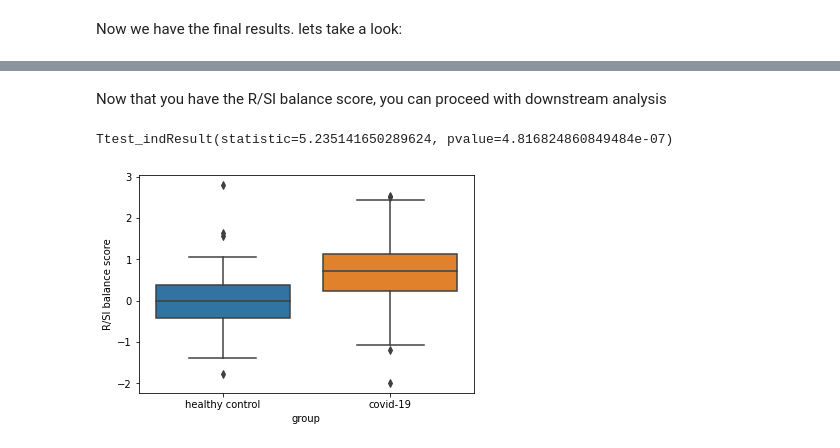
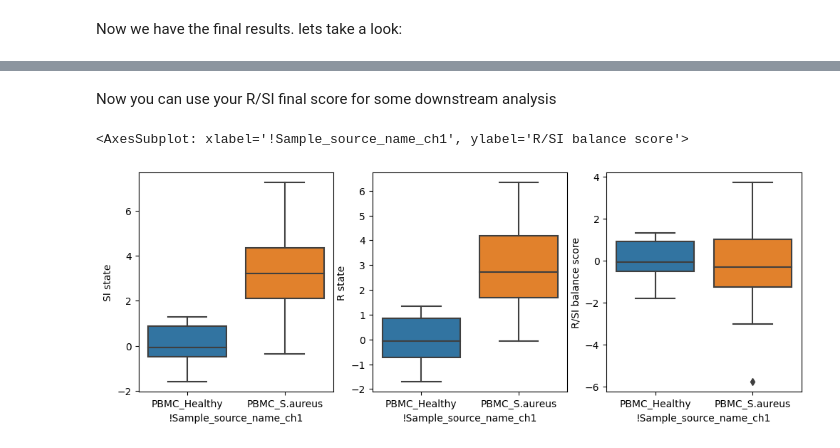
Before and after one commit to rachelbl2/Personalized-inflammatory-scores-Pipeline, a Jupyter notebook: running_example.ipynb, the cells around one changed output, grey strips where cells are left out. Cells and saved outputs as stored; diff of their text form; code cells hidden in the pictures.

```diff
--- a/running_example.ipynb
+++ b/running_example.ipynb
@@ -125,0 +93,3 @@ full_states_table
+# %%
+full_states_table = pd.merge(full_states_table,individuals,left_index=True,right_on='!Sample_geo_accession')
+full_states_table
@@ -126,10 +115,10 @@ full_states_table
 # %% [markdown]
-Now that you have the R/SI balance score, you can proceed with downstream analysis
+Now you can use your R/SI final score for some downstream analysis
-# %%
-full_states_table['group'] = full_states_table.apply(lambda row: 'healthy control' if row.name in control_individuals else 'covid-19',axis=1)
-# %%
-sns.boxplot(data = full_states_table,y='R/SI balance score',x='group') #box plot the R/SI balance score of healthy controls and in covid patients
-stats.ttest_ind(full_states_table[full_states_table['group'] == 'covid-19']['R/SI balance score'], full_states_table[full_states_table['group'] == 'healthy control']['R/SI balance score']) # ttest to compare the 'R/SI balance score between the two groups
-# %% [output]
-Ttest_indResult(statistic=5.235141650289624, pvalue=4.816824860849484e-07)
-[figure, removed]
+# %%
+fig,(ax1,ax2,ax3) = plt.subplots(1,3,figsize = (12,4))
+sns.boxplot(data = full_states_table,y='SI state',x='!Sample_source_name_ch1',ax=ax1,order = ('PBMC_Healthy','PBMC_S.aureus')) #box plot the SI state of healthy controls and in s aureus patients
+sns.boxplot(data = full_states_table,y='R state',x='!Sample_source_name_ch1',ax=ax2,order = ('PBMC_Healthy','PBMC_S.aureus')) #box plot the R state of healthy controls and in s aureus patients
+sns.boxplot(data = full_states_table,y='R/SI balance score',x='!Sample_source_name_ch1',ax=ax3,order = ('PBMC_Healthy','PBMC_S.aureus')) #box plot the R/SI balance score of healthy controls and in s aureus patient
+# %% [output]
+<AxesSubplot: xlabel='!Sample_source_name_ch1', ylabel='R/SI balance score'>
+[figure, added]
```
Also changed, not shown: parts of 25 cells of this notebook.
